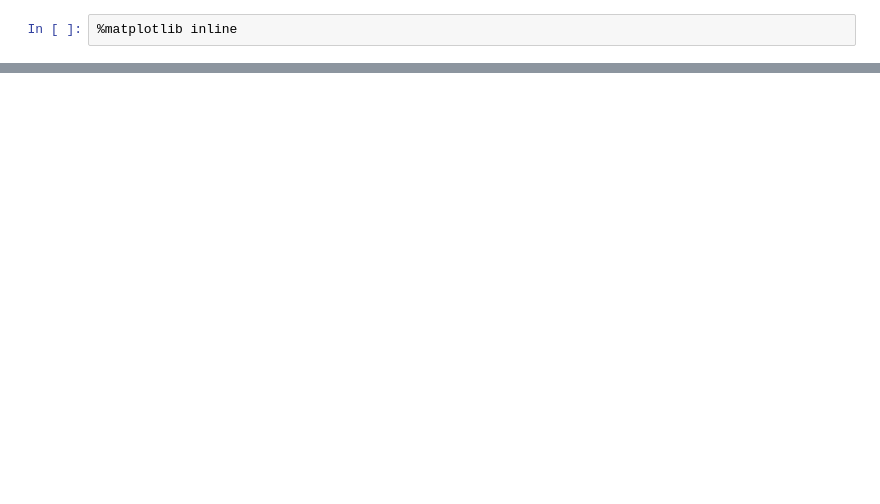
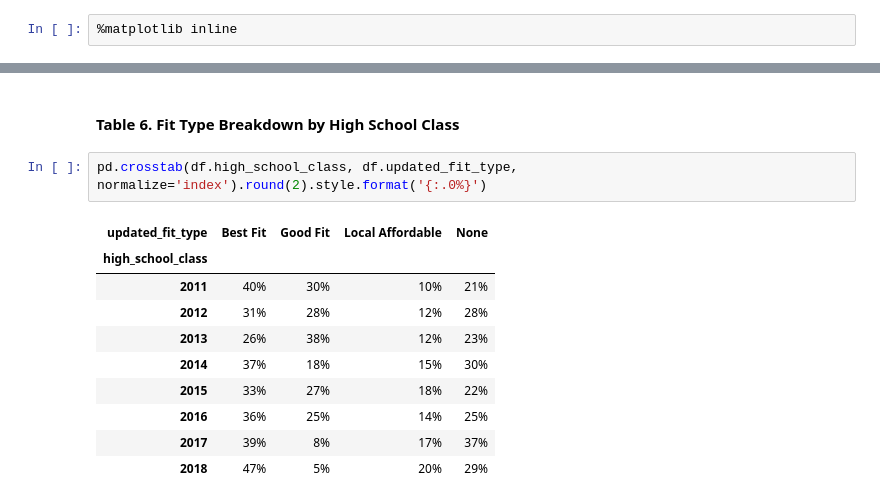
Before and after one commit to College-Track/outcomes-by-fit-type, a Jupyter notebook: Report.ipynb, the cells around one changed output, grey strips where cells are left out. Cells and saved outputs as stored; diff of their text form; blank space fills up the shorter version.

```diff
--- a/Report.ipynb
+++ b/Report.ipynb
@@ -35,0 +143,15 @@ div.prompt {display:none}
+# %% [markdown]
+#### Table 6. Fit Type Breakdown by High School Class
+# %%
+pd.crosstab(df.high_school_class, df.updated_fit_type, normalize='index').round(2).style.format('{:.0%}')
+# %% [output]
+| updated_fit_type | Best Fit | Good Fit | Local Affordable | None |
+| high_school_class |  |  |  |  |
+| 2011 | 40% | 30% | 10% | 21% |
+| 2012 | 31% | 28% | 12% | 28% |
+| 2013 | 26% | 38% | 12% | 23% |
+| 2014 | 37% | 18% | 15% | 30% |
+| 2015 | 33% | 27% | 18% | 22% |
+| 2016 | 36% | 25% | 14% | 25% |
+| 2017 | 39% | 8% | 17% | 37% |
+| 2018 | 47% | 5% | 20% | 29% |
```
Also changed, not shown: parts of 36 cells of this notebook, 1 other file.
